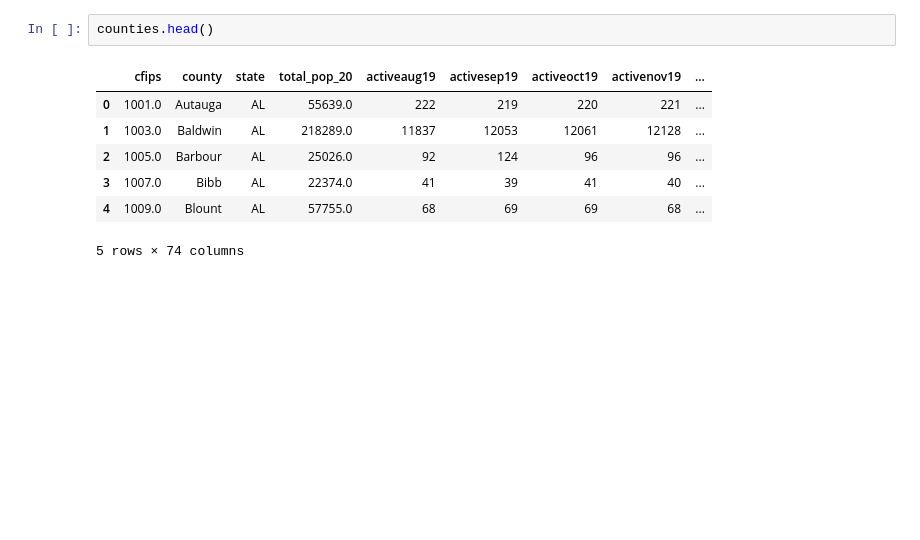
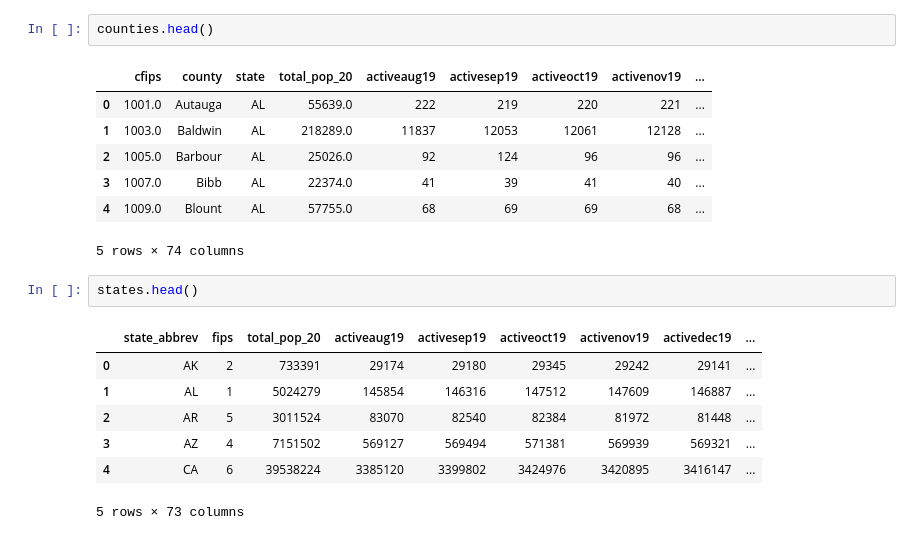
Before and after one commit to dnmorris7/goDaddyKaggleCompetition, a Jupyter notebook: goDaddy.ipynb, the cells around one changed output. Saved outputs shown, nothing was run; the diff lists cells and outputs as text; blank space fills up the shorter version.

```diff
--- a/goDaddy.ipynb
+++ b/goDaddy.ipynb
@@ -233,3 +236,13 @@ counties.head()
 | 3 | 1007.0 | Bibb | AL | 22374.0 | 41 | 39 | 41 | 40 | ... |
 | 4 | 1009.0 | Blount | AL | 57755.0 | 68 | 69 | 69 | 68 | ... |
 5 rows × 74 columns
+# %%
+states.head()
+# %% [output]
+|  | state_abbrev | fips | total_pop_20 | activeaug19 | activesep19 | activeoct19 | activenov19 | activedec19 | ... |
+| 0 | AK | 2 | 733391 | 29174 | 29180 | 29345 | 29242 | 29141 | ... |
+| 1 | AL | 1 | 5024279 | 145854 | 146316 | 147512 | 147609 | 146887 | ... |
+| 2 | AR | 5 | 3011524 | 83070 | 82540 | 82384 | 81972 | 81448 | ... |
+| 3 | AZ | 4 | 7151502 | 569127 | 569494 | 571381 | 569939 | 569321 | ... |
+| 4 | CA | 6 | 39538224 | 3385120 | 3399802 | 3424976 | 3420895 | 3416147 | ... |
+5 rows × 73 columns
```
Also changed, not shown: parts of 5 cells of this notebook.
